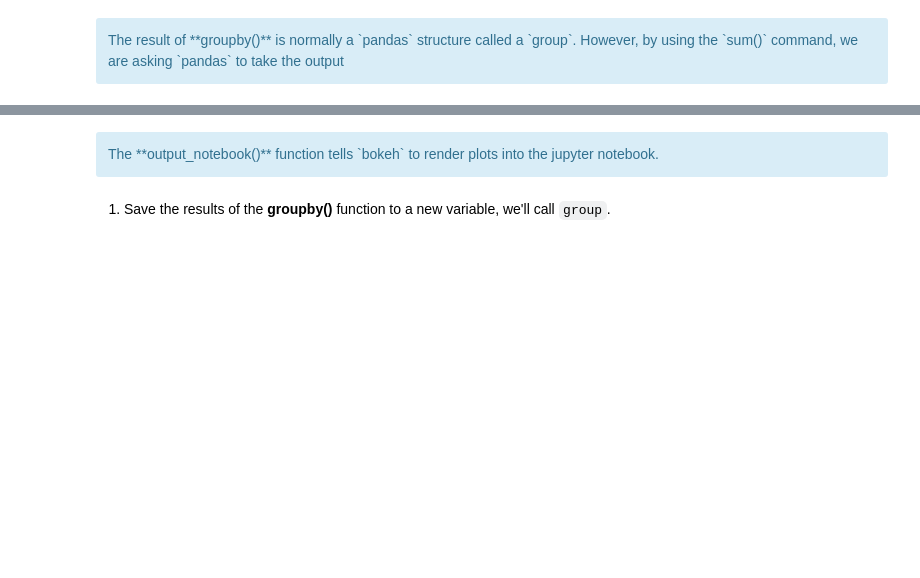
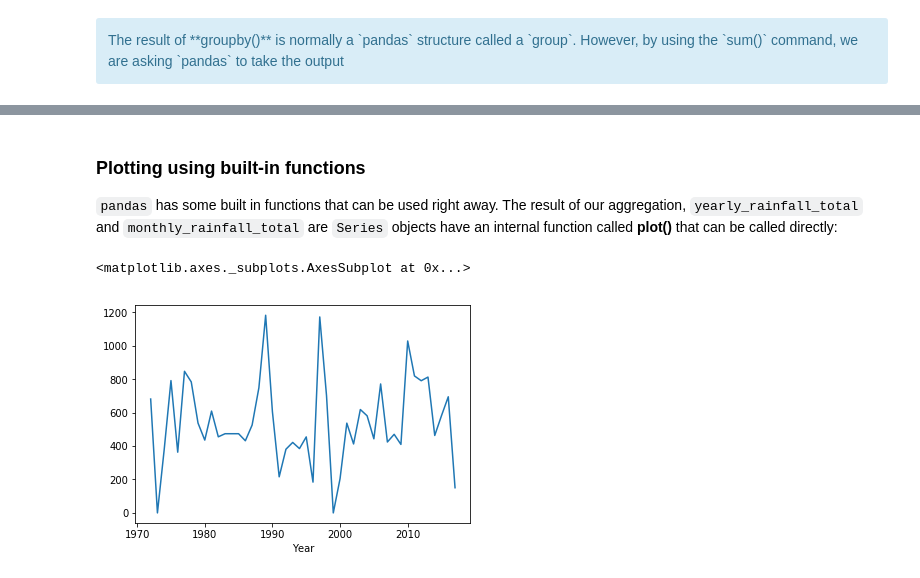
Before and after one commit to ecohydro/RidgeToReef, a Jupyter notebook: chapters/Chapter 1.ipynb, the cells around one changed output, grey strips where cells are left out. Saved outputs shown, nothing was run; the diff lists cells and outputs as text; code cells hidden in the pictures; blank space fills up the shorter version.

```diff
--- a/chapters/Chapter 1.ipynb
+++ b/chapters/Chapter 1.ipynb
@@ -263,4 +278,0 @@ from bokeh.io import output_notebook
-# %% [markdown]
-<div class="alert alert-info">The **output_notebook()** function tells `bokeh` to render plots into the jupyter notebook.</alert>
-# %% [markdown]
-1. Save the results of the **groupby()** function to a new variable, we'll call `group`.
@@ -266,0 +281,9 @@ from bokeh.io import output_notebook
+# %% [markdown]
+### Plotting using built-in functions
+
+`pandas` has some built in functions that can be used right away. The result of our aggregation, `yearly_rainfall_total` and `monthly_rainfall_total` are `Series` objects have an internal function called **plot()** that can be called directly:
+# %%
+yearly_rainfall_total.plot()
+# %% [output]
+<matplotlib.axes._subplots.AxesSubplot at 0x...>
+[figure, added]
```
Also changed, not shown: parts of 37 cells of this notebook.
